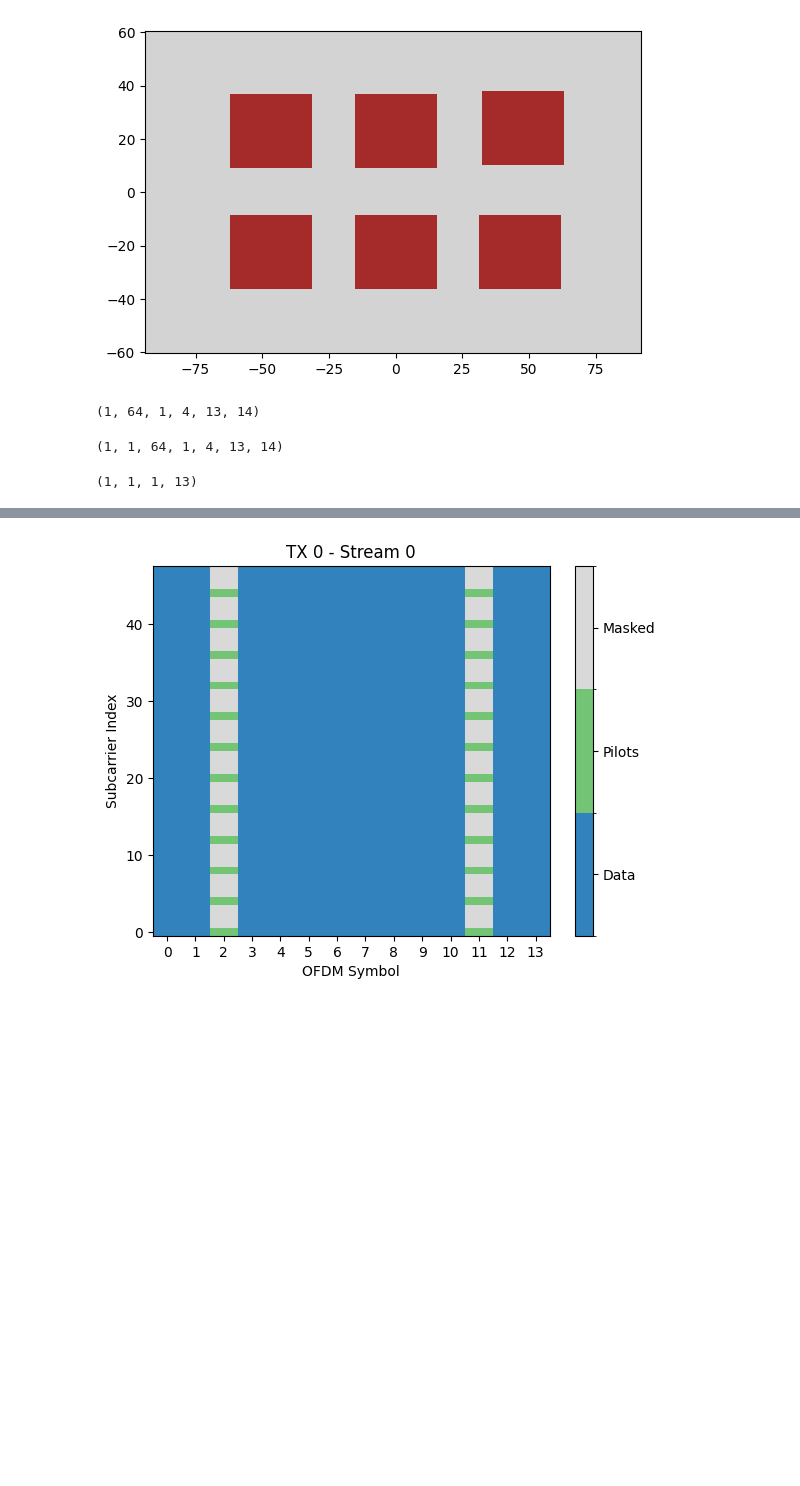
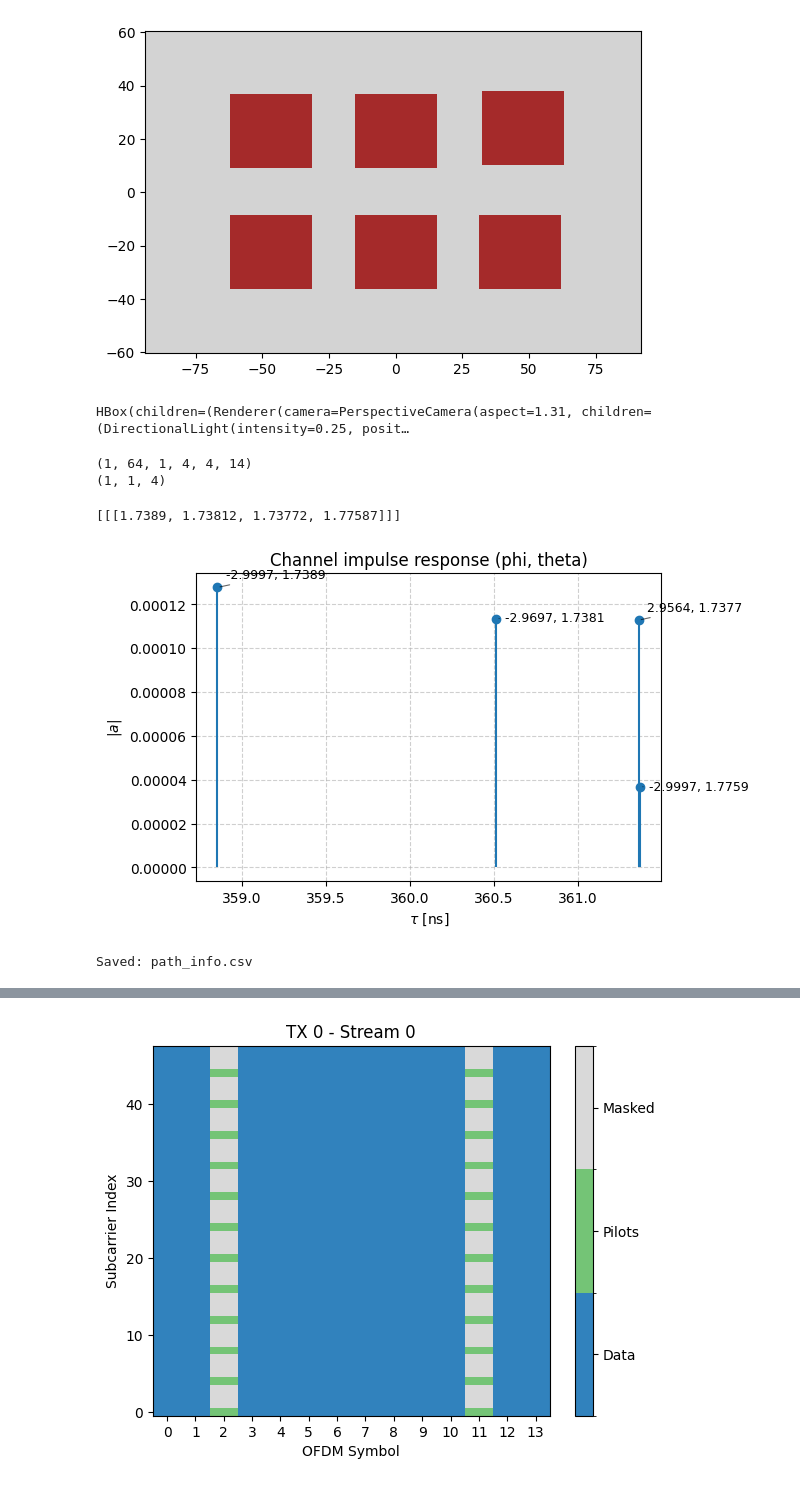
Before and after one commit to SJ00425/Block-sparsity-chest, a Jupyter notebook: generate_paths.ipynb, the cells around one changed output, grey strips where cells are left out. Cells and saved outputs as stored; diff of their text form; code cells hidden in the pictures; blank space fills up the shorter version.

```diff
--- a/generate_paths.ipynb
+++ b/generate_paths.ipynb
@@ -141,14 +141,16 @@ p_solver  = PathSolver()
 
 # Compute propagation paths
 paths = p_solver(scene=scene,
-                 max_depth=5,
+                 max_depth=1,
                  los=True,
                  specular_reflection=True,
                  diffuse_reflection=True,
                  refraction=True,
                  synthetic_array=True,
                  seed=41)
-# scene.preview(paths=paths);
+scene.preview(paths=paths);
+# %% [output]
+HBox(children=(Renderer(camera=PerspectiveCamera(aspect=1.31, children=(DirectionalLight(intensity=0.25, posit…
 # %%
 num_ofdm_symbols = 14
 num_effective_subcarriers = 12*4 # 70 PRBs
@@ -167,6 +169,8 @@ mv_sampling_frequency = 1/ofdm_symbols_time
 
 
 a, tau = paths.cir(sampling_frequency=mv_sampling_frequency,num_time_steps=num_time_steps,normalize_delays=False, out_type="numpy")
-a.shape
+print(a.shape)
+print(tau.shape)
 # %% [output]
-(1, 64, 1, 4, 13, 14)
+(1, 64, 1, 4, 4, 14)
+(1, 1, 4)
@@ -177,11 +177,50 @@ savemat("cir_data.mat", {"a": a, "tau": tau})
-# %%
-a.shape
-# %% [output]
-(1, 1, 64, 1, 4, 13, 14)
-# %%
-tau.shape
-# %% [output]
-(1, 1, 1, 13)
+# %%
+paths.theta_r
+# %% [output]
+[[[1.7389, 1.73812, 1.73772, 1.77587]]]
+# %%
+import numpy as np, matplotlib.pyplot as plt
+
+# per-path delays/amplitudes
+t = tau[0,0,:] / 1e-9                            # delay [ns]
+a_path = np.mean(np.abs(a), axis=(0,1,2,3,5))     # mean amplitude per path
+
+# AoA in radians (raw phi_r, theta_r)
+phi = np.asarray(paths.phi_r)[0,0,:]              # azimuth [rad]
+theta = np.asarray(paths.theta_r)[0,0,:]          # zenith [rad]
+
+# keep valid entries only
+m = np.isfinite(t) & np.isfinite(a_path) & np.isfinite(phi) & np.isfinite(theta)
+t, a_path, phi, theta = t[m], a_path[m], phi[m], theta[m]
+
+# plot + labels
+fig, ax = plt.subplots(figsize=(6,4))
+ml, sl, bl = ax.stem(t, a_path); bl.set_visible(False)
+ax.set(title="Channel impulse response (phi, theta)", xlabel=r"$\tau$ [ns]", ylabel=r"$|a|$")
+ax.grid(True, ls="--", alpha=0.6)
+
+dx = 0.02*(t.max()-t.min() if t.size>1 else 1.0)
+dy = 0.03*(a_path.max()-a_path.min() if a_path.size else 1.0)
+for i,(x,y) in enumerate(zip(t,a_path)):
+    ax.annotate(f"{phi[i]:.4f}, {theta[i]:.4f}",
+                xy=(x,y),
+                xytext=(x+dx, y+(dy if i%2==0 else -dy)),
+                textcoords="data", fontsize=9, ha="left", va="bottom",
+                arrowprops=dict(arrowstyle="-", lw=0.8, alpha=0.6))
+plt.show()
+
+# ---- Save: Path index, delay (ns), phi (rad), theta (rad), |a| ----
+path_idx = np.arange(1, len(t)+1)[:, None]              # shape (num_paths, 1)
+out = np.column_stack([path_idx, t, phi, theta, a_path])
+np.savetxt("path_info.csv", out,
+           fmt=["%d", "%.3f", "%.4f", "%.4f", "%.4e"],
+           delimiter=",",
+           header="Path, delay_ns, phi_rad, theta_rad, |a|",
+           comments='')
+print("Saved:", "path_info.csv")
+# %% [output]
+[figure, added]
+Saved: path_info.csv
 # %%
 
 rg = ResourceGrid(num_ofdm_symbols=num_ofdm_symbols,
```
Also changed, not shown: parts of 9 cells of this notebook, 10 other files.
